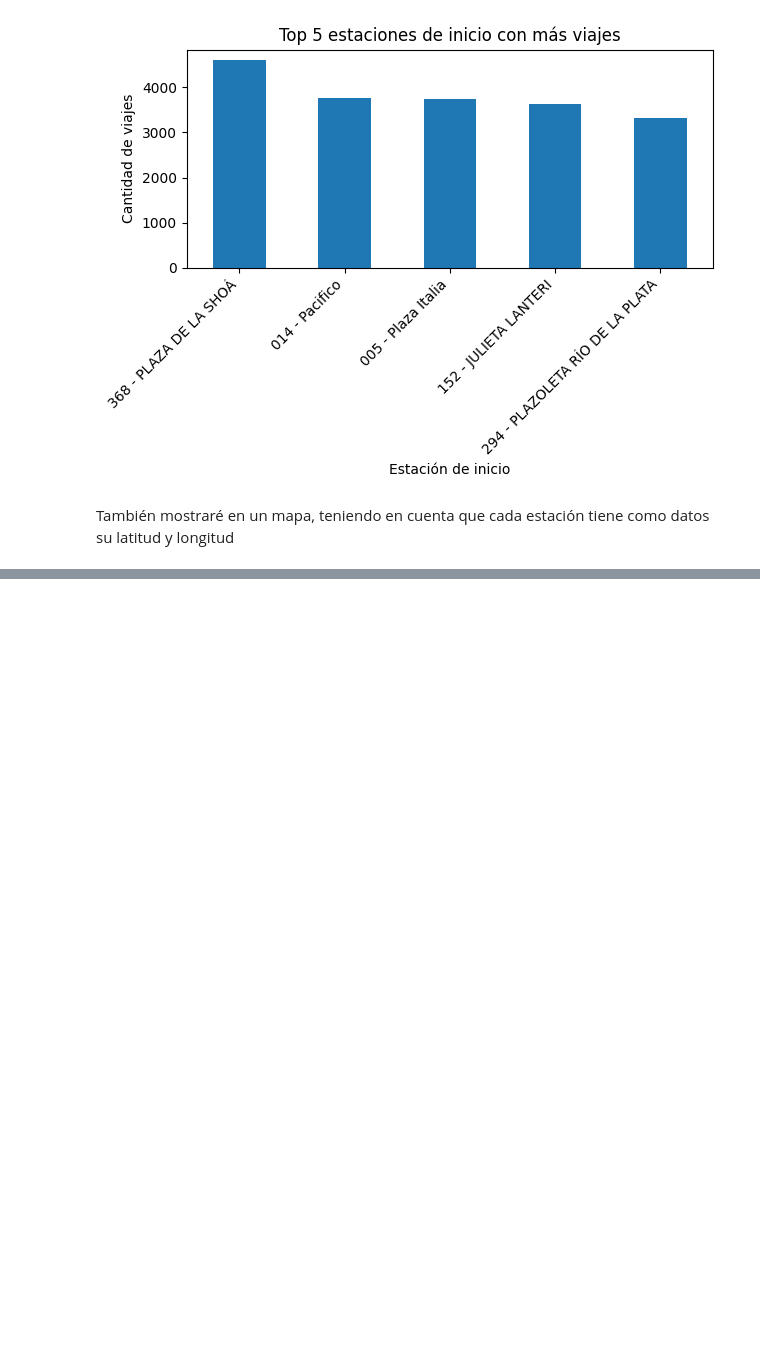
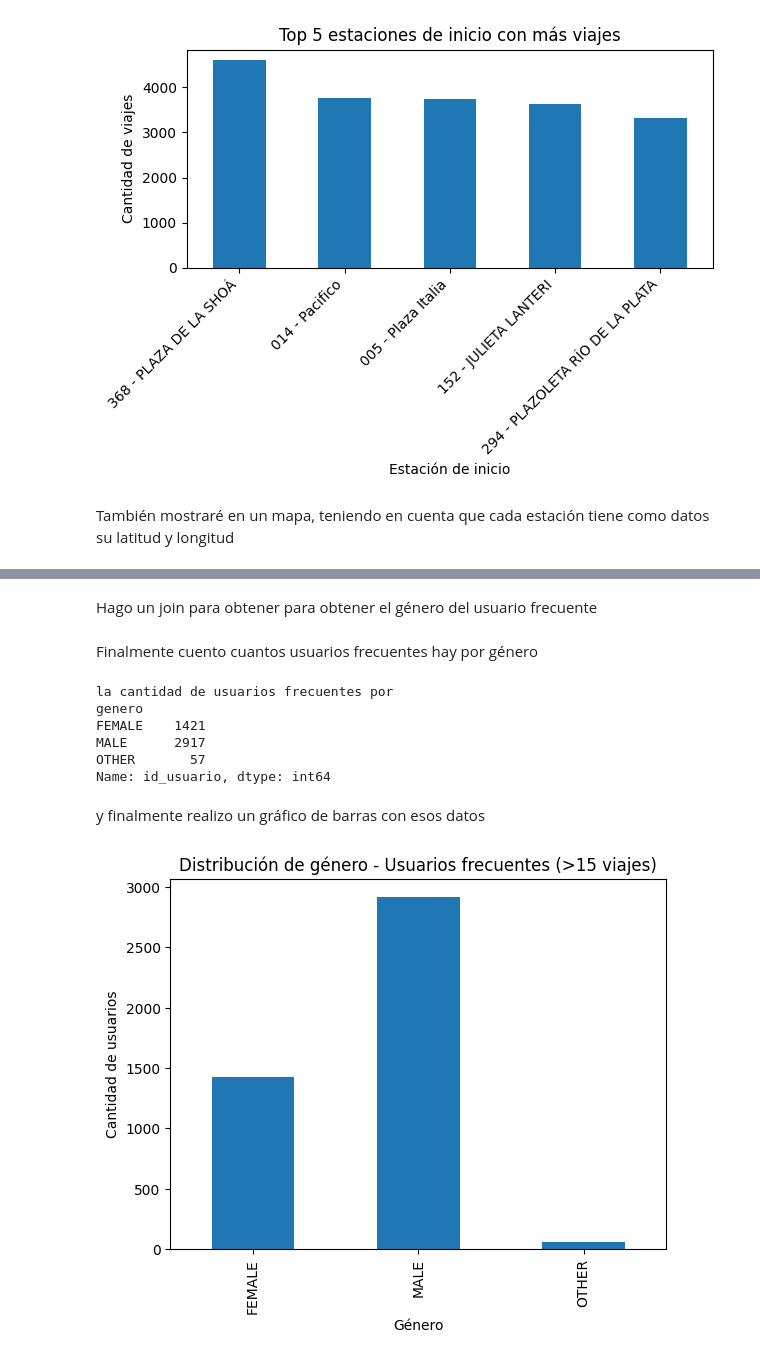
Before and after one commit to BaKro300/aprendijaze1_v2final, a Jupyter notebook: notebooks/analisis_datos.ipynb, the cells around one changed output, grey strips where cells are left out. Cells and saved outputs as stored; diff of their text form; code cells hidden in the pictures; blank space fills up the shorter version.

Commit message:
comparacion por genero de usuarios frecuentes

```diff
--- a/notebooks/analisis_datos.ipynb
+++ b/notebooks/analisis_datos.ipynb
@@ -116,0 +121,8 @@ mapa.save("../reports/figures/top5_estaciones.html")
+# %%
+# Crear una columna booleana que indique si coinciden
+recorridos_usuarios_3meses["genero_coincide"] = (recorridos_usuarios_3meses['genero']
+                                                 == recorridos_usuarios_3meses['genero_usuario'])
+
+# Ver cuántas filas coinciden y cuántas no
+comparacion = recorridos_usuarios_3meses["genero_coincide"].value_counts()
+print(comparacion)
@@ -116,0 +137,41 @@ mapa.save("../reports/figures/top5_estaciones.html")
+# %%
+recorridos_por_usuario = recorridos_usuarios_3meses.groupby("id_usuario").size().reset_index(name="cantidad_viajes")
+
+usuarios_frecuentes = recorridos_por_usuario[recorridos_por_usuario["cantidad_viajes"] > 15]
+# %% [markdown]
+Hago un join para obtener para obtener el género del usuario frecuente
+# %%
+frecuentes_con_datos = recorridos_usuarios_3meses.merge(
+    usuarios_frecuentes[["id_usuario"]],
+    on="id_usuario",
+    how="inner"
+)
+# %% [markdown]
+Finalmente cuento cuantos usuarios frecuentes hay por género
+# %%
+distribucion_genero = frecuentes_con_datos.groupby("genero")["id_usuario"].nunique()
+print("la cantidad de usuarios frecuentes por")
+print(distribucion_genero)
+# %% [output]
+la cantidad de usuarios frecuentes por
+genero
+FEMALE    1421
+MALE      2917
+OTHER       57
+Name: id_usuario, dtype: int64
+# %% [markdown]
+y finalmente realizo un gráfico de barras con esos datos
+# %%
+# Distribución de género - usuarios frecuentes
+distribucion_genero.plot(
+    kind="bar",
+    title="Distribución de género - Usuarios frecuentes (>15 viajes)",
+    ylabel="Cantidad de usuarios",
+    xlabel="Género"
+)
+
+plt.savefig("../reports/figures/viajes_por_genero.png", dpi=300, bbox_inches="tight")
+
+plt.show()
+# %% [output]
+[figure, added]
```
Also changed, not shown: parts of 5 cells of this notebook, 1 other file.
